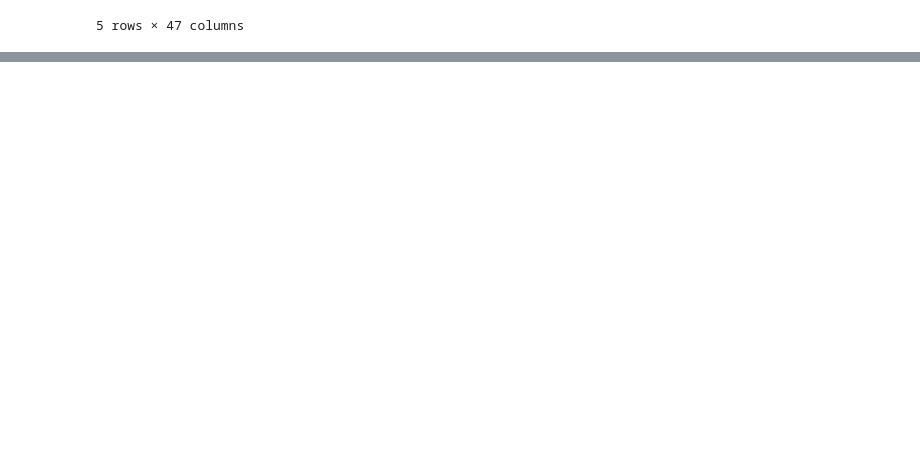
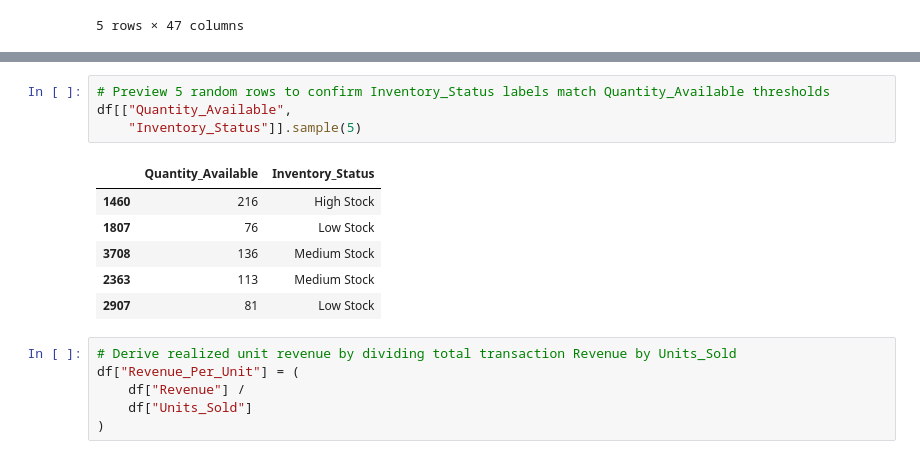
Before and after one commit to NavjyotMasane/Python_Learning, a Jupyter notebook: Data_Manipulation_and_Statistics.ipynb, the cells around one changed output, grey strips where cells are left out. Saved outputs shown, nothing was run; the diff lists cells and outputs as text; blank space fills up the shorter version.

```diff
--- a/Data_Manipulation_and_Statistics.ipynb
+++ b/Data_Manipulation_and_Statistics.ipynb
@@ -861,0 +979,17 @@ df.head()
+# %%
+# Preview 5 random rows to confirm Inventory_Status labels match Quantity_Available thresholds
+df[["Quantity_Available",
+    "Inventory_Status"]].sample(5)
+# %% [output]
+|  | Quantity_Available | Inventory_Status |
+| 1460 | 216 | High Stock |
+| 1807 | 76 | Low Stock |
+| 3708 | 136 | Medium Stock |
+| 2363 | 113 | Medium Stock |
+| 2907 | 81 | Low Stock |
+# %%
+# Derive realized unit revenue by dividing total transaction Revenue by Units_Sold
+df["Revenue_Per_Unit"] = (
+    df["Revenue"] /
+    df["Units_Sold"]
+)
```
Also changed, not shown: parts of 27 cells of this notebook.
